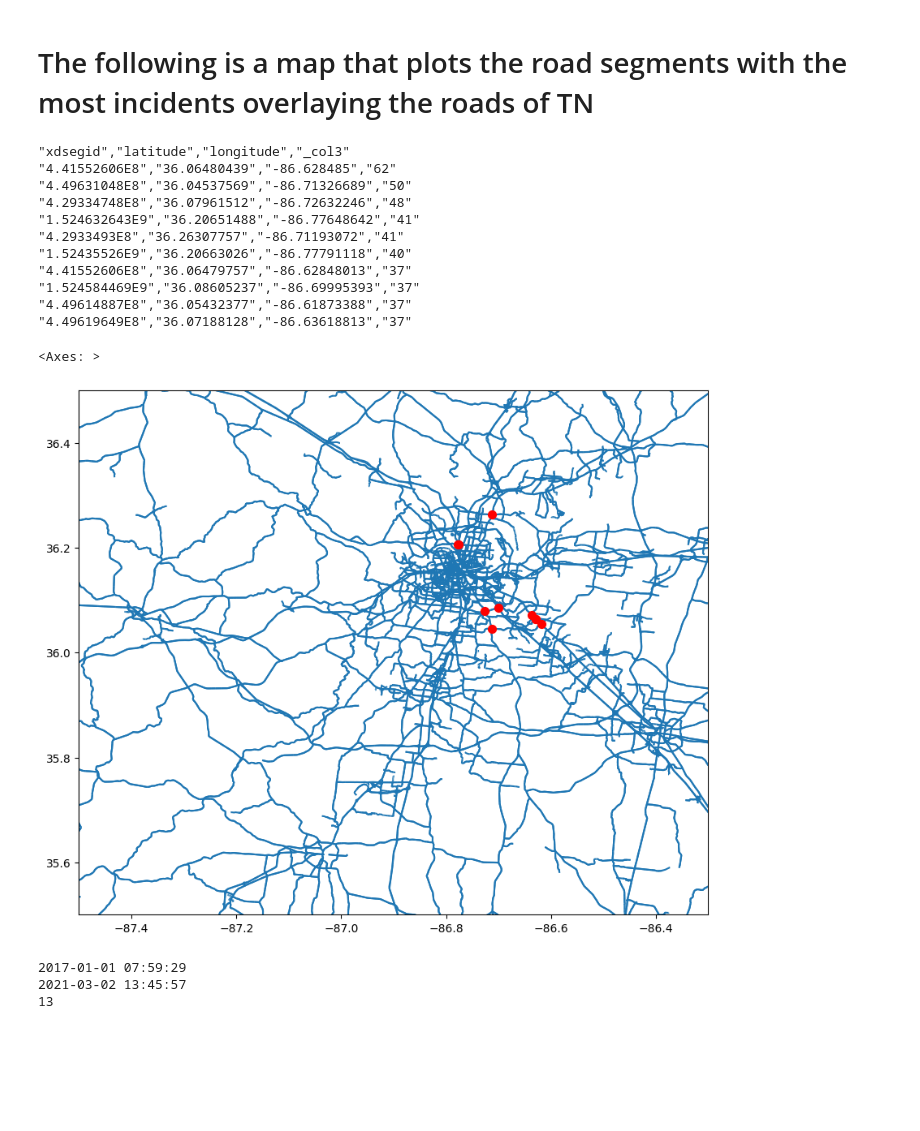
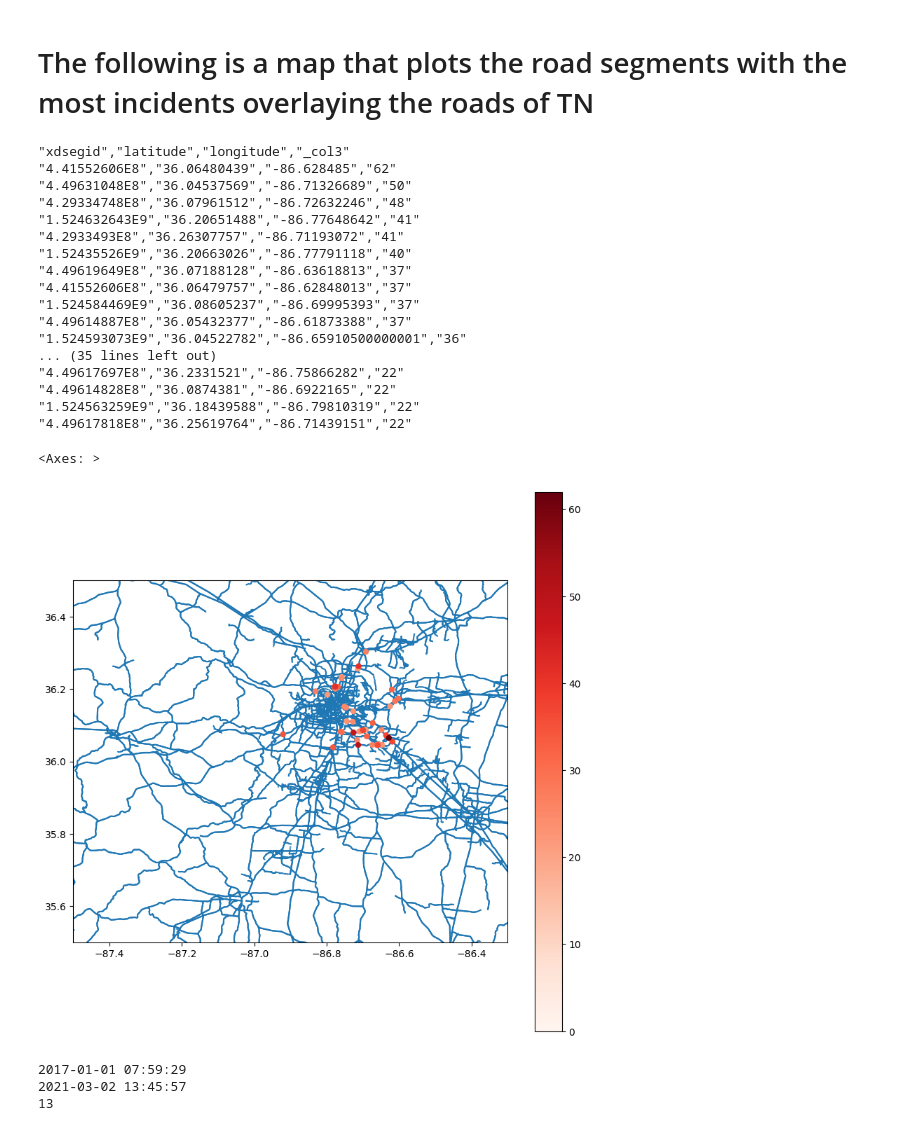
Before and after one commit to JoshScherer/Emergency-Response, a Jupyter notebook: Initial-Query-Exploration.ipynb, the cells around one changed output. Drawn from its saved outputs; the diff is of its cells as text; code cells hidden in the pictures; blank space fills up the shorter version.

```diff
--- a/Initial-Query-Exploration.ipynb
+++ b/Initial-Query-Exploration.ipynb
@@ -394,7 +394,7 @@ points.plot(ax=ax, markersize=50, zorder=10, color='red')
 # The following is a map that plots the road segments with the most incidents overlaying the roads of TN
 # %%
 query_database(database='incidents', \
-               query='SELECT xdsegid, latitude, longitude, COUNT(incident_id) FROM "incidents" GROUP BY xdsegid, latitude, longitude ORDER BY COUNT(incident_id) DESC LIMIT 10;', \
+               query='SELECT xdsegid, latitude, longitude, COUNT(incident_id) FROM "incidents" GROUP BY xdsegid, latitude, longitude ORDER BY COUNT(incident_id) DESC LIMIT 50;', \
                time_to_wait=5)
 # %% [output]
 "xdsegid","latitude","longitude","_col3"
@@ -404,27 +404,34 @@ query_database(database='incidents', \
 "1.524632643E9","36.20651488","-86.77648642","41"
 "4.2933493E8","36.26307757","-86.71193072","41"
 "1.52435526E9","36.20663026","-86.77791118","40"
+"4.49619649E8","36.07188128","-86.63618813","37"
 "4.41552606E8","36.06479757","-86.62848013","37"
 "1.524584469E9","36.08605237","-86.69995393","37"
 "4.49614887E8","36.05432377","-86.61873388","37"
-"4.49619649E8","36.07188128","-86.63618813","37"
+"1.524593073E9","36.04522782","-86.65910500000001","36"
+... (35 lines left out)
+"4.49617697E8","36.2331521","-86.75866282","22"
+"4.49614828E8","36.0874381","-86.6922165","22"
+"1.524563259E9","36.18439588","-86.79810319","22"
+"4.49617818E8","36.25619764","-86.71439151","22"
 # %%
 # Load the point data as a DataFrame
 points = pd.read_csv("results.csv")
 
 # Convert the DataFrame to a GeoDataFrame
 geometry = gpd.points_from_xy(points.longitude, points.latitude)
 points = gpd.GeoDataFrame(points, geometry=geometry)
+points = points.sort_values(by='_col3', ascending=False)
 
 # Plot the linestrings and points together
 fig, ax = plt.subplots(figsize=(10, 10))
 plt.xlim([-87.5, -86.3])
 plt.ylim([35.5, 36.5])
 df.plot(ax=ax)
-points.plot(ax=ax, markersize=50, zorder=10, color='red')
+points.plot(ax=ax, markersize=50, zorder=10, column='_col3', legend=True, cmap='Reds')
 # %% [output]
 <Axes: >
-[figure, old version]
+[figure, new version]
 # %%
 # from datetime import datetime
 # query_database(database='incidents', \
```
Also changed, not shown: parts of 4 cells of this notebook.
